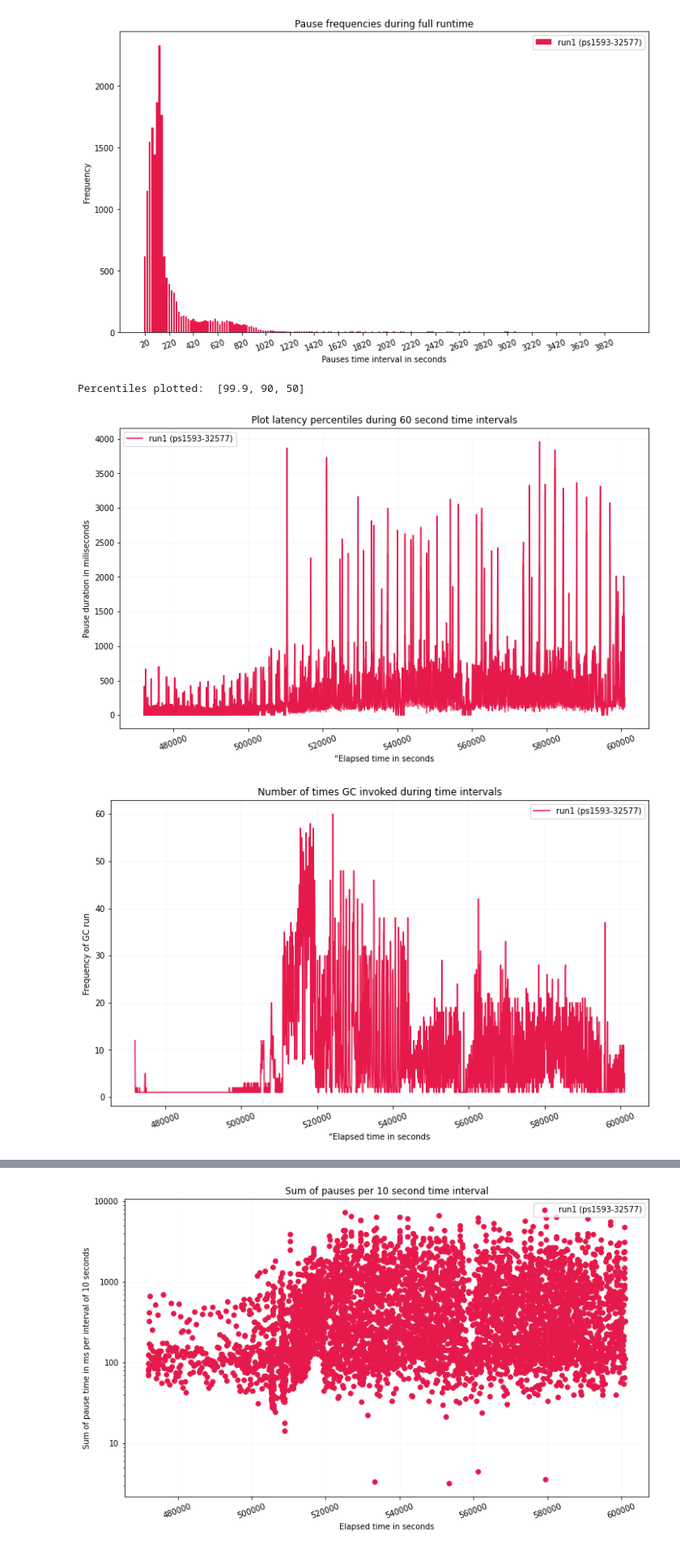
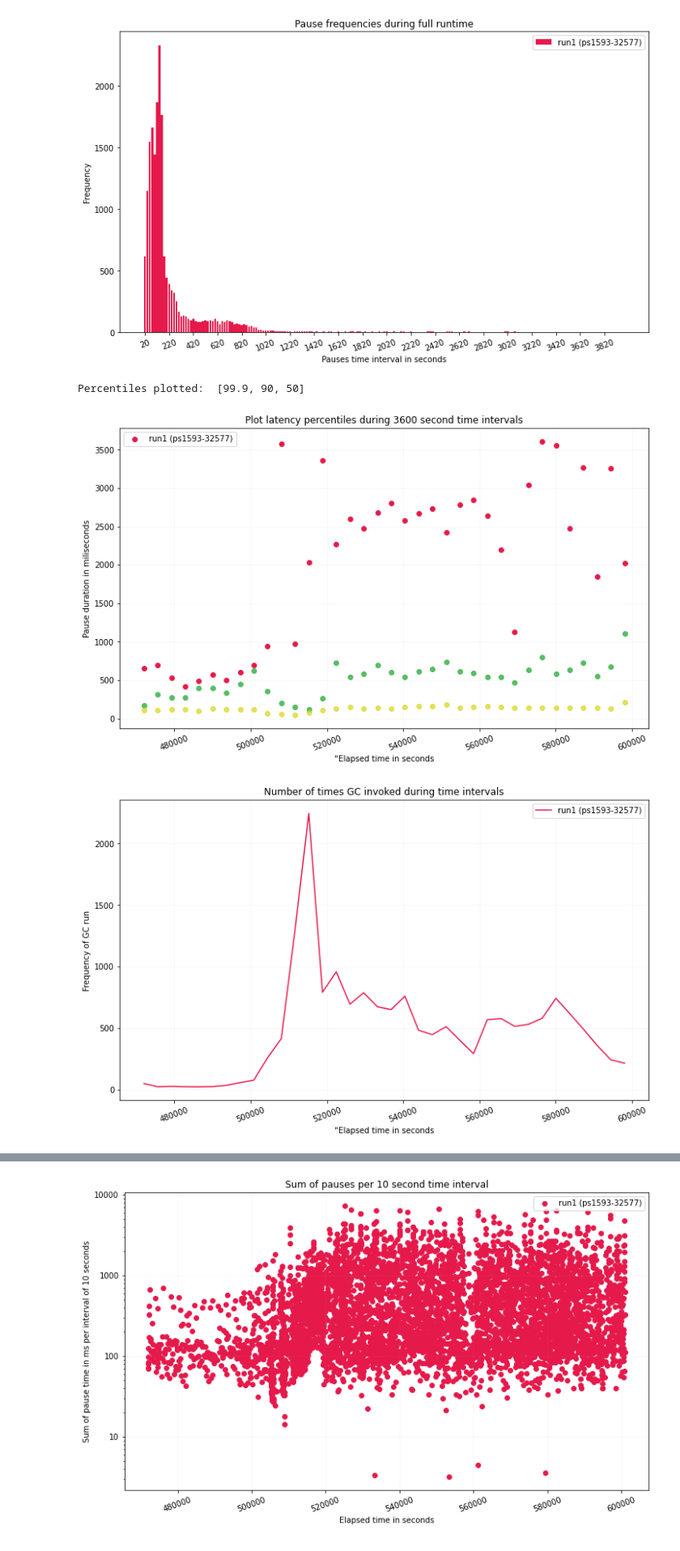
Before and after one commit to apple/GCGC, a Jupyter notebook: src/notebooks/analyze_logs_dev.ipynb, the cells around one changed output, grey strips where cells are left out. Shown at 81% size. Saved outputs shown, nothing was run; the diff lists cells and outputs as text; code cells hidden in the pictures.

```diff
--- a/src/notebooks/analyze_logs_dev.ipynb
+++ b/src/notebooks/analyze_logs_dev.ipynb
@@ -383,13 +383,13 @@ Text(0.5, 1.0, 'Pause frequencies during full runtime')
 [figure]
 # %%
 from src.graphing.plotting import plot_percentile_intervals
-interval_duration = 60
+interval_duration = 3600
 percentiles = [99.9, 90, 50]
 plot = plot_percentile_intervals(gc_event_dataframes,
                                 filter_by = pauses_only,
                                 interval_duration = interval_duration ,
                                 labels = labels,
-                                percentiles = percentiles, line_graph = True)
+                                percentiles = percentiles, line_graph = False)
 plot.set_ylabel("Pause duration in miliseconds")
 plot.set_xlabel("“Elapsed time in seconds")
 plot.set_title("Plot latency percentiles during "+ str(interval_duration) + " second time intervals")
@@ -398,21 +398,21 @@ _ = plt.xticks(rotation = 20)
 print("Percentiles plotted: ", percentiles)
 # %% [output]
 Percentiles plotted:  [99.9, 90, 50]
-[figure, old version]
+[figure, new version]
 # %%
 from src.graphing.plotting import plot_frequency_of_gc_intervals
 
 plot = plot_frequency_of_gc_intervals(gc_event_dataframes,
                                       filter_by = pauses_only,
-                                      interval_duration = 60 ,
+                                      interval_duration = 3600 ,
                                       labels = labels)
 plot.set_ylabel("Frequency of GC run")
 plot.set_xlabel("“Elapsed time in seconds")
 plot.set_title("Number of times GC invoked during time intervals")
 plot.grid(alpha = 0.1)
 _ = plt.xticks(rotation = 20)
 # %% [output]
-[figure, old version]
+[figure, new version]
 # %%
 from src.graphing.plotting import plot_sum_pause_intervals
 
```
Also changed, not shown: parts of 5 cells of this notebook.
